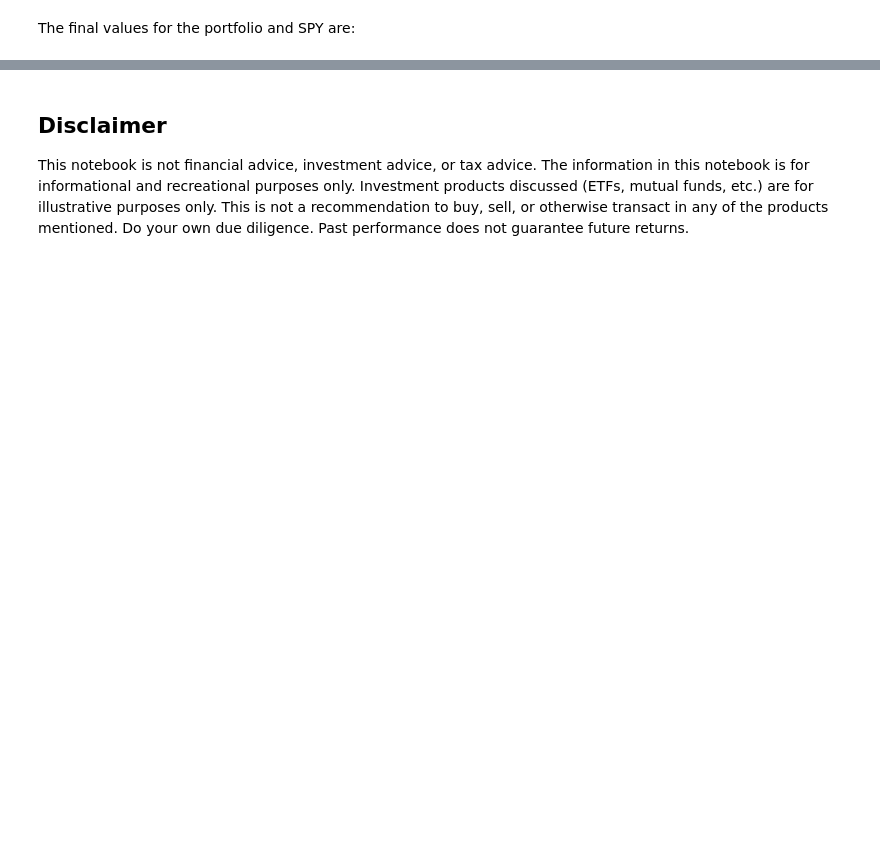
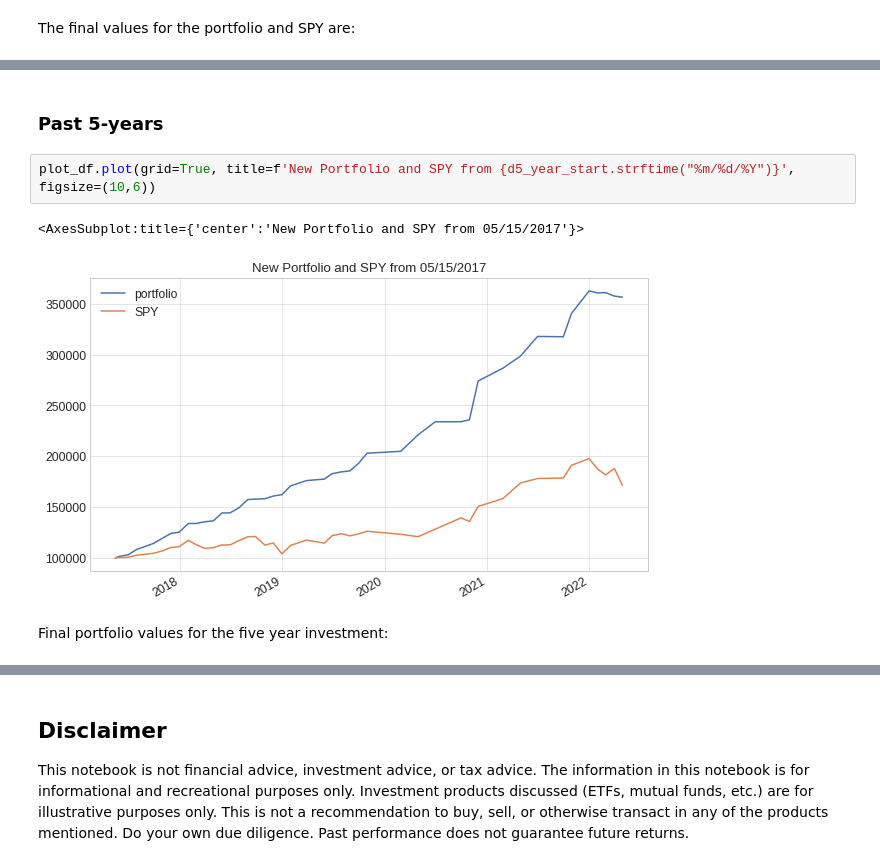
Before and after one commit to IanLKaplan/cash_trigger, a Jupyter notebook: cash_trigger.ipynb, the cells around one changed output, grey strips where cells are left out. Drawn from its saved outputs; the diff is of its cells as text; blank space fills up the shorter version.

```diff
--- a/cash_trigger.ipynb
+++ b/cash_trigger.ipynb
@@ -1989,0 +2068,13 @@ print(tabulate(terminal_vals_df, headers=[*terminal_vals_df.columns], tablefmt='
+# %% [markdown]
+<h3>
+Past 5-years
+</h3>
+# %%
+plot_df.plot(grid=True, title=f'New Portfolio and SPY from {d5_year_start.strftime("%m/%d/%Y")}', figsize=(10,6))
+# %% [output]
+<AxesSubplot:title={'center':'New Portfolio and SPY from 05/15/2017'}>
+[figure, added]
+# %% [markdown]
+<p>
+Final portfolio values for the five year investment:
+</p>
```
Also changed, not shown: parts of 20 cells of this notebook, 1 other file.
